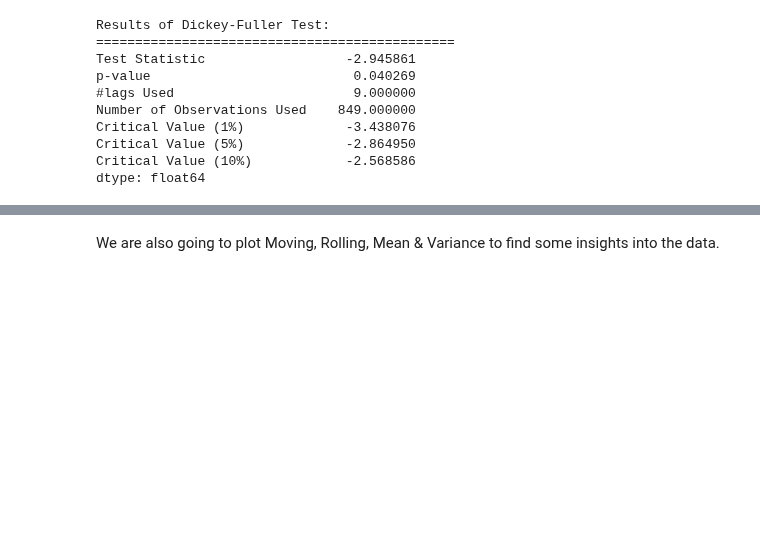
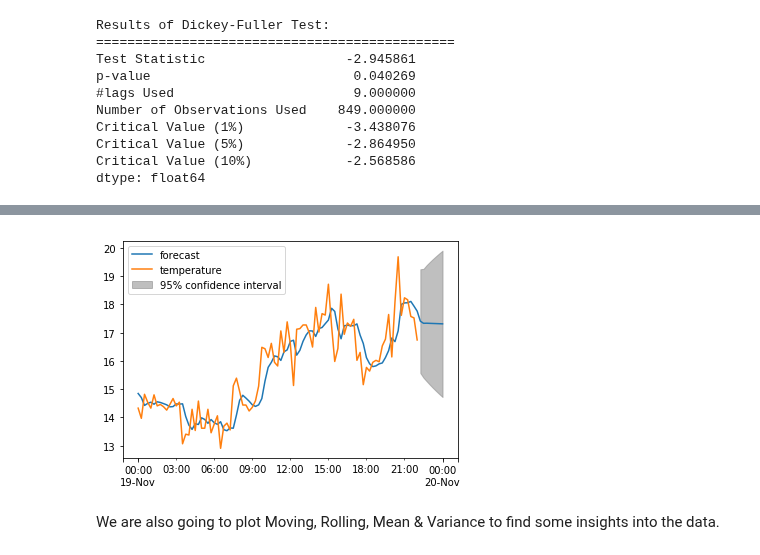
Before and after one commit to bryanhonof/Smart-Systems-Assignment-1, a Jupyter notebook: Python/3_exploratory_data_analysis.ipynb, the cells around one changed output, grey strips where cells are left out. Drawn from its saved outputs; the diff is of its cells as text; code cells hidden in the pictures; blank space fills up the shorter version.

```diff
--- a/Python/3_exploratory_data_analysis.ipynb
+++ b/Python/3_exploratory_data_analysis.ipynb
@@ -178,3 +229,16 @@ dtype: float64
+# %%
+# Import the ARIMA module from statsmodels
+from statsmodels.tsa.arima_model import ARIMA
+
+# Forecast interest rates using an AR(1) model
+mod = ARIMA(data.temperature, order=(1,1,1))
+res = mod.fit()
+
+# Plot the original series and the forecasted series
+res.plot_predict(start='2018-11-19', end='2018-11-20')
+plt.show()
+# %% [output]
+[figure, added]
 # %% [markdown]
 We are also going to plot Moving, Rolling, Mean & Variance to find some insights into the data.
 # %%
```
Also changed, not shown: parts of 5 cells of this notebook, 1 other file.
